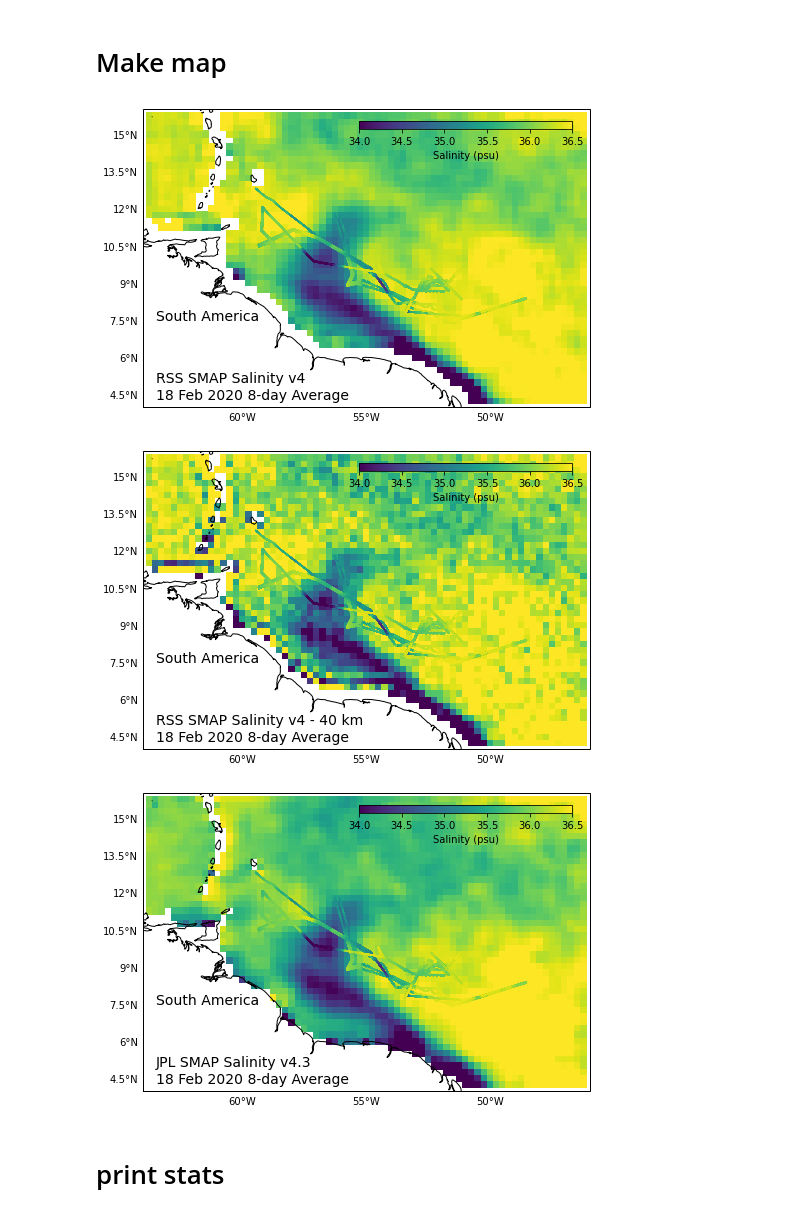
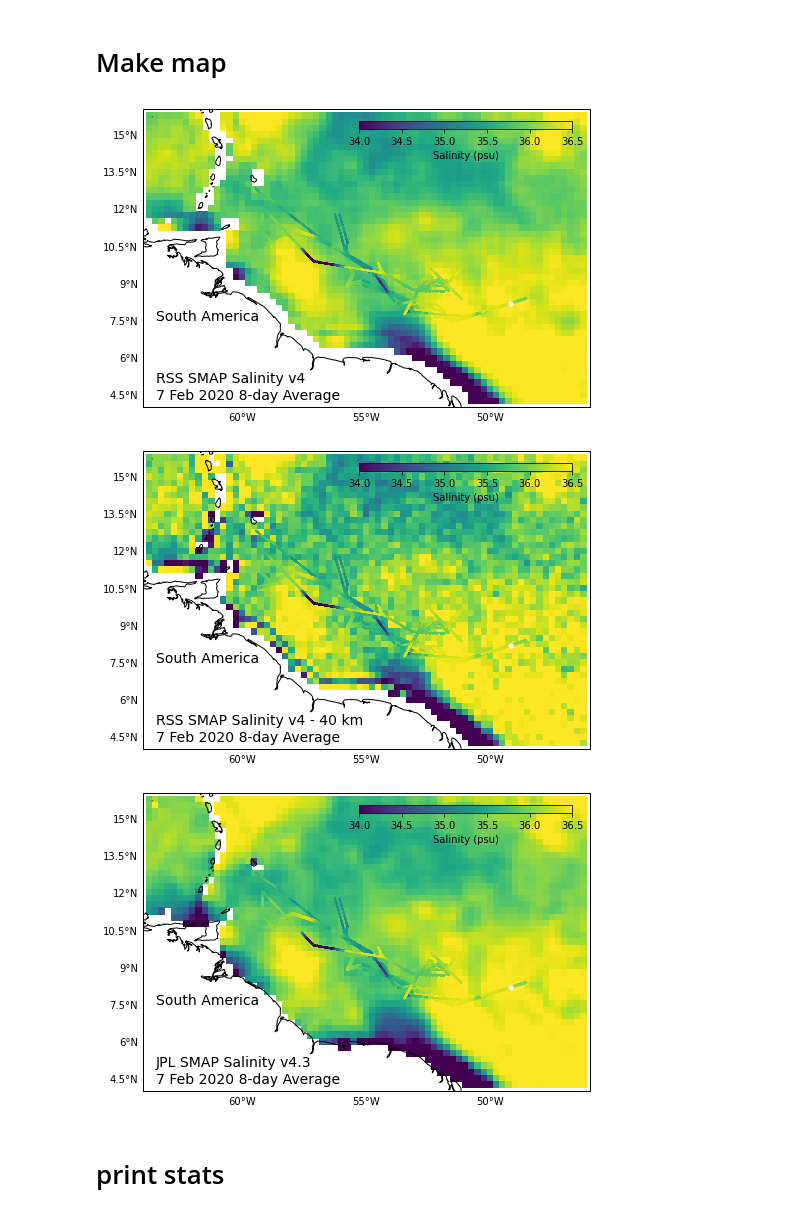
Before and after one commit to cgentemann/Saildrone, a Jupyter notebook: atomic/Calculate_density_plot.ipynb, the cells around one changed output. Saved outputs shown, nothing was run; the diff lists cells and outputs as text; code cells hidden in the pictures.

```diff
--- a/atomic/Calculate_density_plot.ipynb
+++ b/atomic/Calculate_density_plot.ipynb
@@ -174,2 +233,13 @@ ds_log.close()
 # %% [markdown]
 # print out difference between two salinity sensors
+# %%
+#i1,i2=2000,4000
+#plt.plot(ds_usv.tlmt[i1:i2],ds_usv.TEMP_AIR_MEAN[i1:i2])
+#tem=ds_usv3.sel(tlmt='2020-01-28')
+#tem2=tem.where(tem.tlmt.dt.hour==6)
+for i in range(45):
+    tt=np.datetime64('2020-01-17')+np.timedelta64(24*(i-1),'h')
+    tt2=tt+np.timedelta64(24,'h')
+    tem = ds_usv.sel(time=slice(tt,tt2))
+    if tem.wspd.mean().data<7.5:
+        plt.plot(tem.tlmt.dt.hour+tem.tlmt.dt.minute/60,tem.TEMP_SBE37_MEAN_DW,'.')
@@ -285,7 +614,8 @@ for i in range(46):
     tdir = t-dt.timedelta(days=4)
     sdoy = str(tdir.timetuple().tm_yday).zfill(3)
     sdoy2 = str(t.timetuple().tm_yday).zfill(3)
-    fname = 'F:/data/sat_data/smap/SSS/L3/RSS/V4/8day_running/SCI/2020/' + sdoy + '/RSS_smap_SSS_L3_8day_running_2020_'+sdoy2+'_FNL_v04.0.nc'
+            #\\White_home_pc\f\data\sat_data\smap\SSS\L3\RSS\V4\8day_running\SCI\2020
+    fname = '//white_home_pc/f/data/sat_data/smap/SSS/L3/RSS/V4/8day_running/SCI/2020/' + sdoy + '/RSS_smap_SSS_L3_8day_running_2020_'+sdoy2+'_FNL_v04.0.nc'
 #    fname = 'Z:/SalinityDensity/smap/L3/RSS/V4/8day_running/SCI/2020/' + sdoy + '/RSS_smap_SSS_L3_8day_running_2020_'+sdoy2+'_FNL_v04.0.nc'
     fnames.append(fname)
 tem = xr.open_mfdataset(fnames,combine='nested',concat_dim='time')
@@ -296,47 +626,50 @@ ds_rss = tem.load()
 # %% [markdown]
 # Make map
 # %%
-def map_fig(ds_sat,var,text1,text2,fout):
+def map_fig(ds_sat,ds,var,text1,text2,fout,date_str):
+    ds_sat = ds_sat.sel(time=date_str)
     fig = plt.figure(figsize=(8,6))
     ax = plt.axes(projection = ccrs.PlateCarree())  # create a set of axes with Mercator projection
     im=ax.pcolormesh(ds_sat.lon,ds_sat.lat,ds_sat[var],vmin=34,vmax=36.5,transform=ccrs.PlateCarree(),cmap='viridis')
     for i in range(3):
         ds2 = ds.isel(trajectory=i)
         ax.scatter(ds2.longitude,ds2.latitude,c=ds2.SAL_SBE37_MEAN,vmin=34,vmax=36.5,
                       s=.15,transform=ccrs.PlateCarree(),label=ds2.trajectory.data,cmap='viridis')
+        ds2a = ds.isel(trajectory=i).sel(time=date_str)
+        ax.plot(ds2a.longitude,ds2a.latitude,'.',transform=ccrs.PlateCarree(),color='w')
 
     ax.coastlines(resolution='10m')
     ax.set_extent([-64,-46,4,16])
     bx1 = ax.gridlines(crs=ccrs.PlateCarree(), draw_labels=True,
                       linewidth=0, color='grey', alpha=0.5, linestyle='--')
     bx1.xlabels_top = False; bx1.ylabels_left = True
     bx1.ylabels_right = False; bx1.xlines = False
     bx1.xlocator = mticker.FixedLocator([-60,-55,-50,-45])
     bx1.xformatter = LONGITUDE_FORMATTER; bx1.yformatter = LATITUDE_FORMATTER
 
     #ax.legend()
     ax.text(-63.5,7.5,'South America',fontsize=14)
     ax.text(-63.5,5,text1,fontsize=14)
     ax.text(-63.5,4.3,text2,fontsize=14)
     cax = fig.add_axes([0.5, 0.8, 0.37, 0.02])
     cbar = fig.colorbar(im,cax=cax, orientation='horizontal')
     cbar.set_label('Salinity (psu)')
     fig.savefig(figs_dir+fout)
 
+date_str = '2020-01-30T1200'
+text2='7 Feb 2020 8-day Average'
+
 text1='RSS SMAP Salinity v4'
-text2='18 Feb 2020 8-day Average'
-map_fig(ds_rss.sel(time='2020-02-18T12'),'sss_smap',text1,text2,'map_sss_rss_smap.png')
+map_fig(ds_rss,ds,'sss_smap',text1,text2,'map_sss_rss_smap.png',date_str)
 
 text1='RSS SMAP Salinity v4 - 40 km'
-text2='18 Feb 2020 8-day Average'
-map_fig(ds_rss.sel(time='2020-02-18T12'),'sss_smap_40km',text1,text2,'map_sss_rss_smap40km.png')
+map_fig(ds_rss,ds,'sss_smap_40km',text1,text2,'map_sss_rss_smap40km.png',date_str)
 
 text1='JPL SMAP Salinity v4.3'
-text2='18 Feb 2020 8-day Average'
-map_fig(ds_jpl.sel(time='2020-02-18T12'),'smap_sss',text1,text2,'map_sss_jpl_smap.png')
+map_fig(ds_jpl,ds,'smap_sss',text1,text2,'map_sss_jpl_smap.png',date_str)
 # %% [output]
-[figure, old version]
+[figure, new version]
-[figure, old version]
+[figure, new version]
-[figure, old version]
+[figure, new version]
 # %% [markdown]
 # print stats
```
Also changed, not shown: parts of 47 cells of this notebook, 3 other files.
